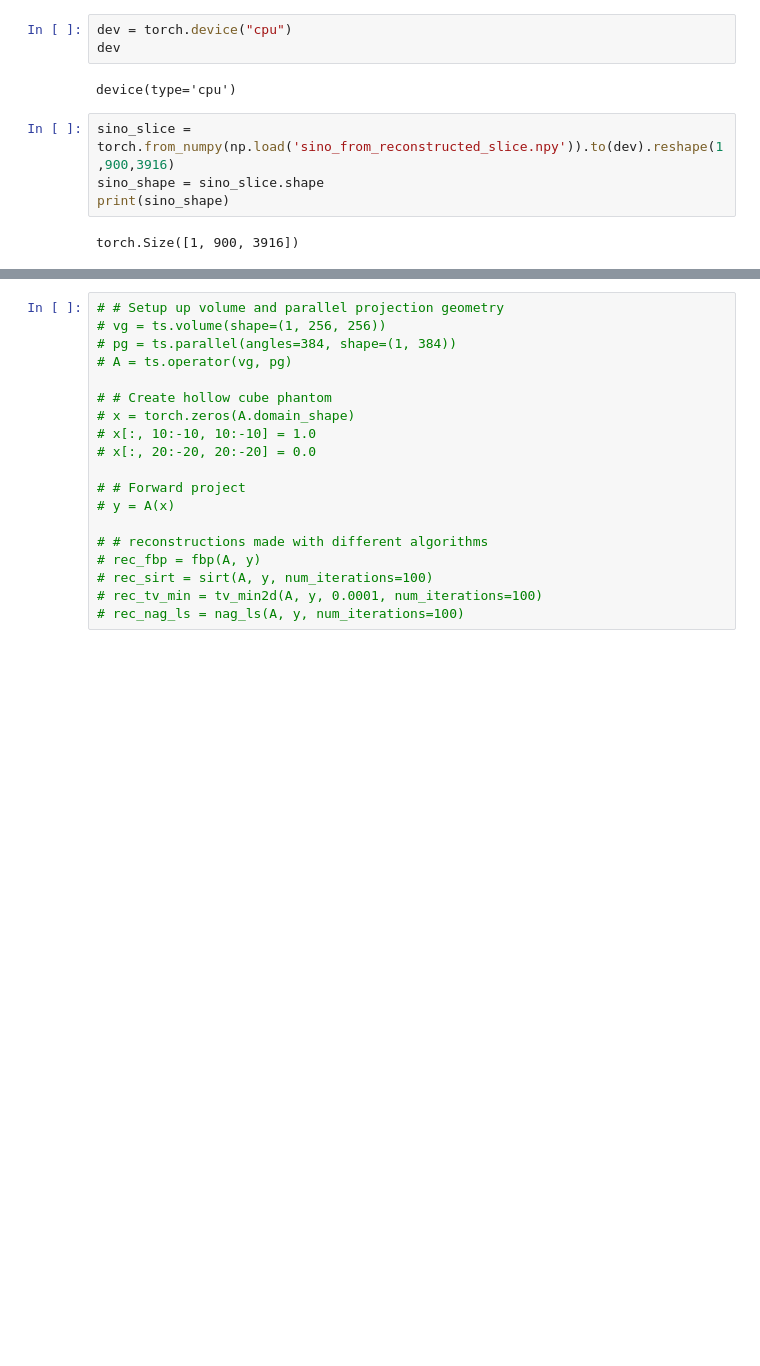
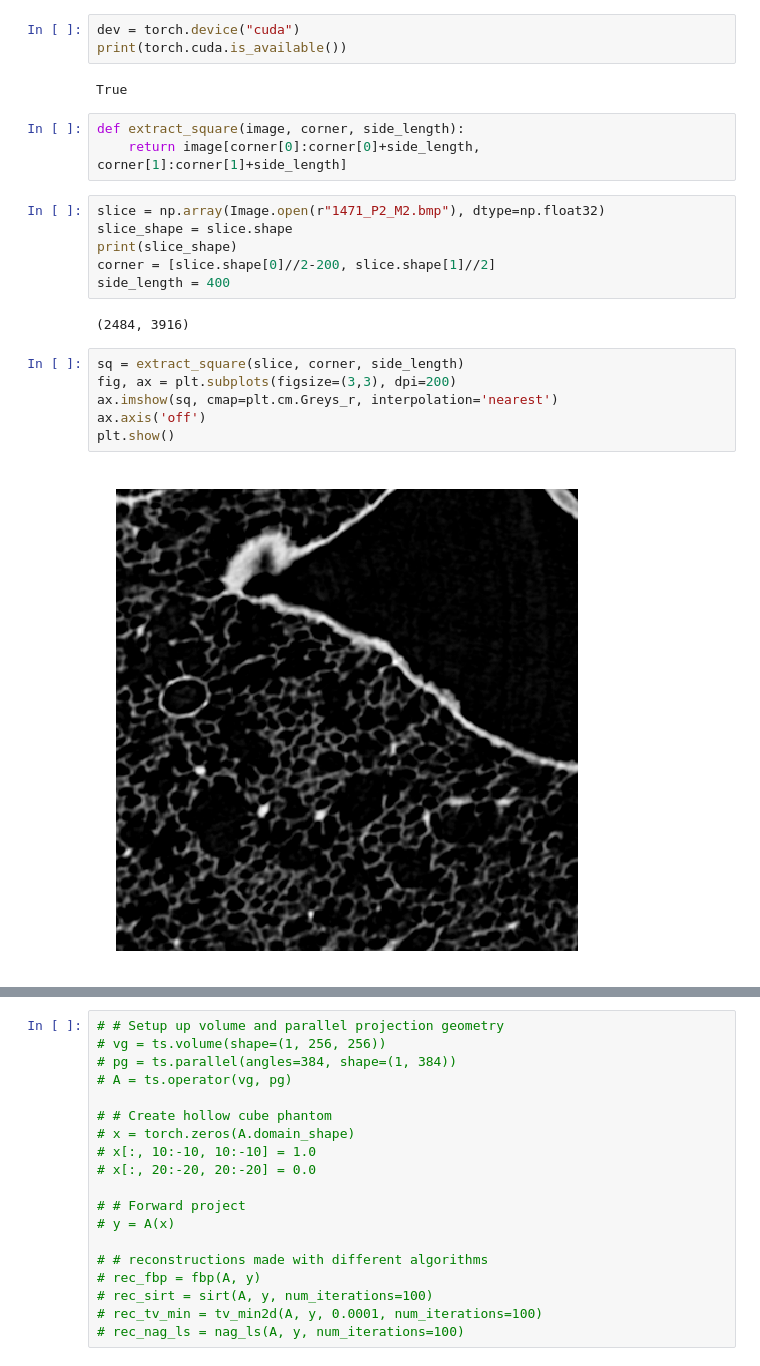
Before and after one commit to bnherrerac/alveolar-micro-CT-reconstruction, a Jupyter notebook: tomosipo_tests.ipynb, the cells around one changed output, grey strips where cells are left out. Drawn from its saved outputs; the diff is of its cells as text; blank space fills up the shorter version.

Commit message:
added many figures and new tests

```diff
--- a/tomosipo_tests.ipynb
+++ b/tomosipo_tests.ipynb
@@ -11,11 +17,24 @@ print(torch.__version__)
 # %%
-dev = torch.device("cpu")
-dev
+dev = torch.device("cuda")
+print(torch.cuda.is_available())
 # %% [output]
-device(type='cpu')
+True
-# %%
-sino_slice = torch.from_numpy(np.load('sino_from_reconstructed_slice.npy')).to(dev).reshape(1,900,3916)
-sino_shape = sino_slice.shape
-print(sino_shape)
-# %% [output]
-torch.Size([1, 900, 3916])
+# %%
+def extract_square(image, corner, side_length):
+    return image[corner[0]:corner[0]+side_length, corner[1]:corner[1]+side_length]
+# %%
+slice = np.array(Image.open(r"1471_P2_M2.bmp"), dtype=np.float32)
+slice_shape = slice.shape
+print(slice_shape)
+corner = [slice.shape[0]//2-200, slice.shape[1]//2]
+side_length = 400
+# %% [output]
+(2484, 3916)
+# %%
+sq = extract_square(slice, corner, side_length)
+fig, ax = plt.subplots(figsize=(3,3), dpi=200)
+ax.imshow(sq, cmap=plt.cm.Greys_r, interpolation='nearest')
+ax.axis('off')
+plt.show()
+# %% [output]
+[figure, added]
```
Also changed, not shown: parts of 16 cells of this notebook, 26 other files.
